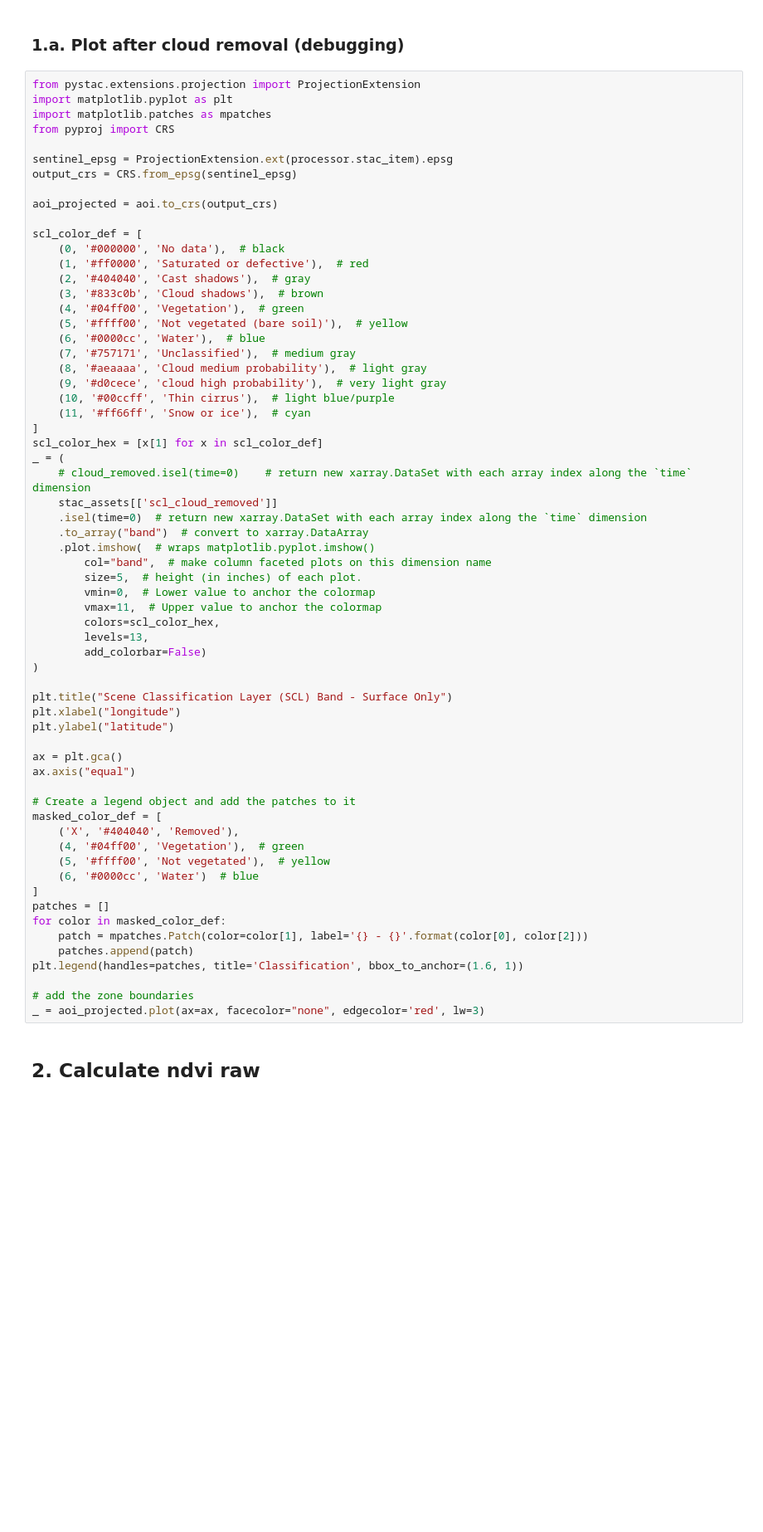
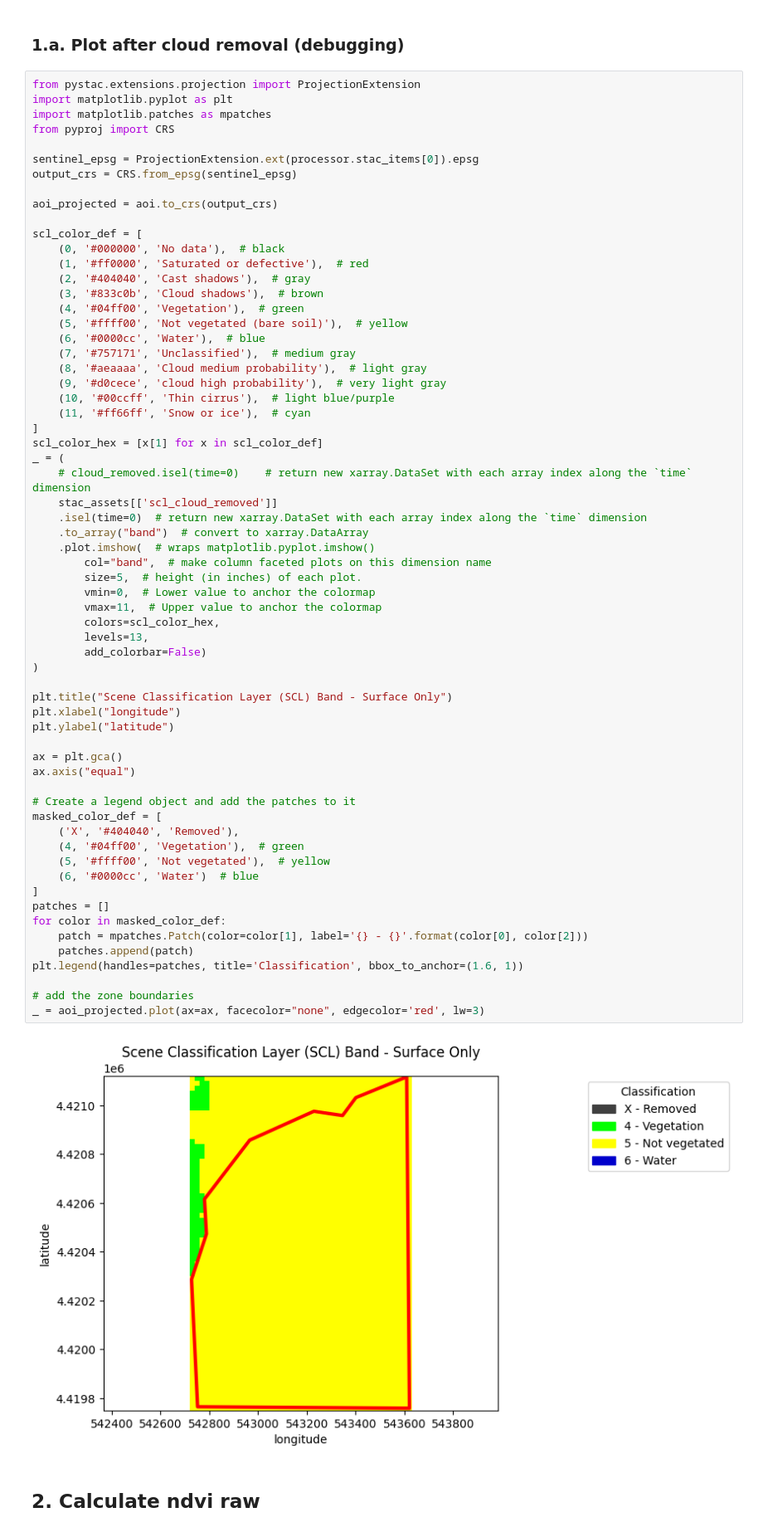
Before and after one commit to aws-solutions-library-samples/guidance-for-automated-geospatial-insights-engine-on-aws, a Jupyter notebook: python/notebook/arcade.ipynb, the cells around one changed output. Shown at 83% size. Cells and saved outputs as stored; diff of their text form; blank space fills up the shorter version.

```diff
--- a/python/notebook/arcade.ipynb
+++ b/python/notebook/arcade.ipynb
@@ -165,7 +214,7 @@ import matplotlib.pyplot as plt
 import matplotlib.patches as mpatches
 from pyproj import CRS
 
-sentinel_epsg = ProjectionExtension.ext(processor.stac_item).epsg
+sentinel_epsg = ProjectionExtension.ext(processor.stac_items[0]).epsg
 output_crs = CRS.from_epsg(sentinel_epsg)
 
 aoi_projected = aoi.to_crs(output_crs)
@@ -195,33 +244,35 @@ _ = (
 		size=5,  # height (in inches) of each plot.
 		vmin=0,  # Lower value to anchor the colormap
 		vmax=11,  # Upper value to anchor the colormap
 		colors=scl_color_hex,
 		levels=13,
 		add_colorbar=False)
 )
 
 plt.title("Scene Classification Layer (SCL) Band - Surface Only")
 plt.xlabel("longitude")
 plt.ylabel("latitude")
 
 ax = plt.gca()
 ax.axis("equal")
 
 # Create a legend object and add the patches to it
 masked_color_def = [
 	('X', '#404040', 'Removed'),
 	(4, '#04ff00', 'Vegetation'),  # green
 	(5, '#ffff00', 'Not vegetated'),  # yellow
 	(6, '#0000cc', 'Water')  # blue
 ]
 patches = []
 for color in masked_color_def:
 	patch = mpatches.Patch(color=color[1], label='{} - {}'.format(color[0], color[2]))
 	patches.append(patch)
 plt.legend(handles=patches, title='Classification', bbox_to_anchor=(1.6, 1))
 
 # add the zone boundaries
 _ = aoi_projected.plot(ax=ax, facecolor="none", edgecolor='red', lw=3)
+# %% [output]
+[figure, added]
 # %% [markdown]
 ## 2. Calculate ndvi raw
 # %%
```
Also changed, not shown: parts of 9 cells of this notebook, 33 other files.
